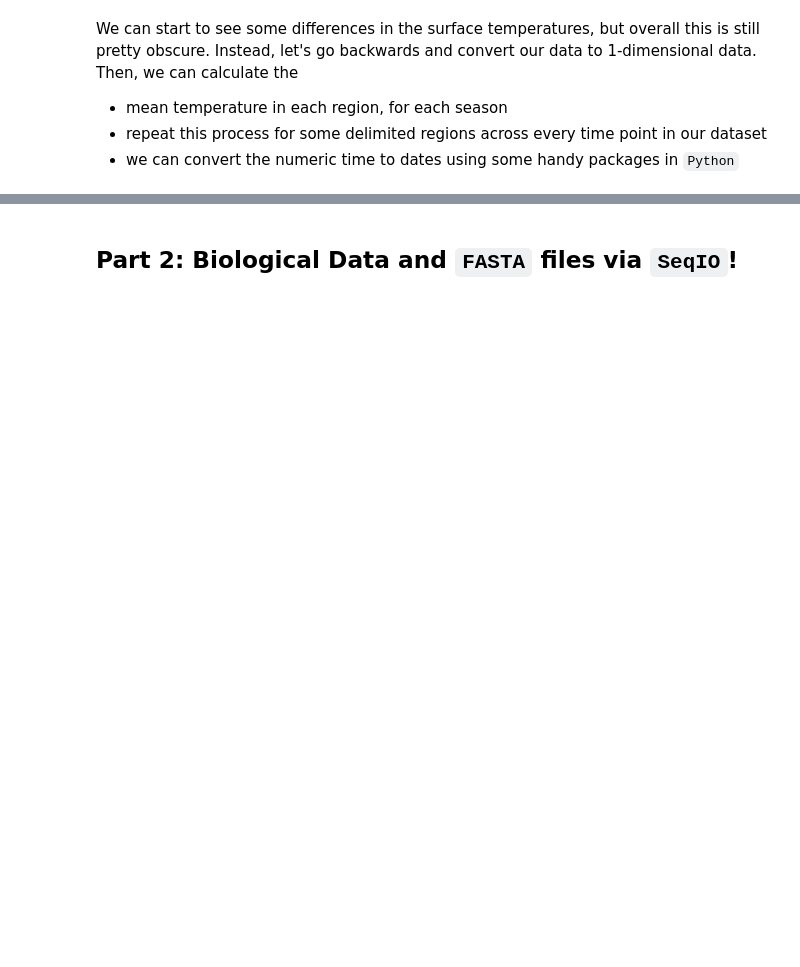
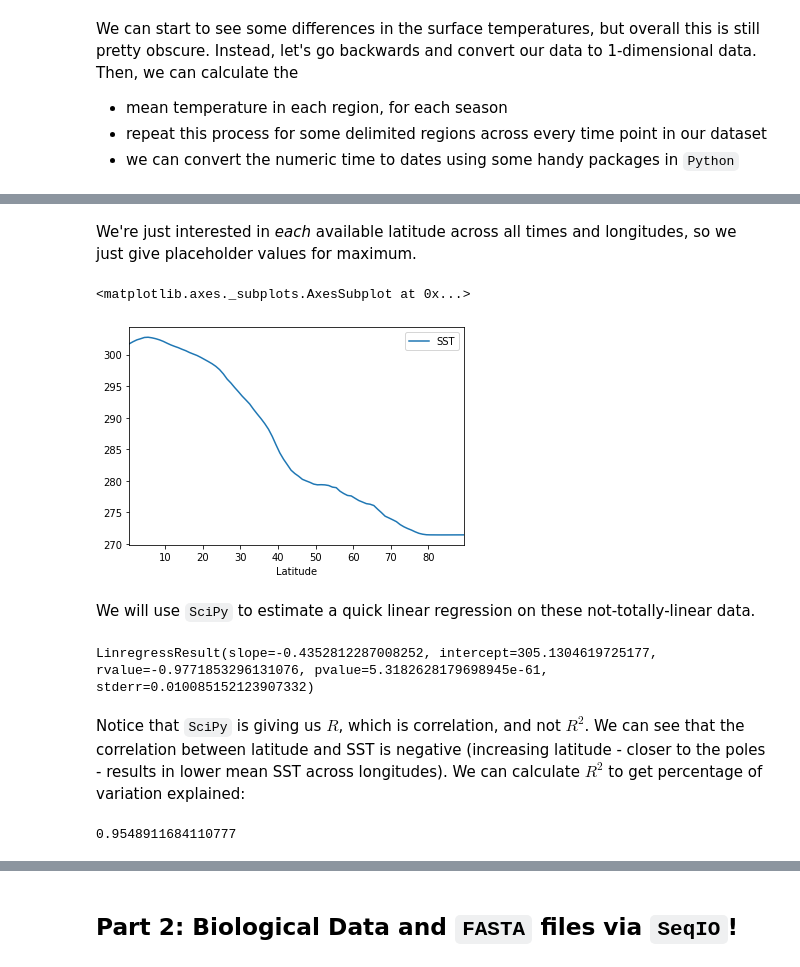
Before and after one commit to akrinos/data-analysis-2021, a Jupyter notebook: WHOIMathReviewDataAnalysis.ipynb, the cells around one changed output, grey strips where cells are left out. Saved outputs shown, nothing was run; the diff lists cells and outputs as text; code cells hidden in the pictures; blank space fills up the shorter version.

```diff
--- a/WHOIMathReviewDataAnalysis.ipynb
+++ b/WHOIMathReviewDataAnalysis.ipynb
@@ -347,0 +478,38 @@ We can start to see some differences in the surface temperatures, but overall th
+# %%
+# A function which takes as input a set of latitude and longitude bounds
+# and then calculates & returns mean SST across time and longitude.
+def extract_mean_sst_by_lat(min_lat, max_lat, min_lon, max_lon, sst_frame):
+    long_indices = np.where((sst_frame['lon'][:] > min_lon) & \
+                            (sst_frame['lon'][:] < max_lon))
+    lat_indices = np.where((sst_frame['lat'][:] >= min_lat) & \
+                           (sst_frame['lat'][:] <= max_lat)) # use >= so that we can use a single point
+
+    lon = np.subtract(sst_frame['lon'][long_indices],180)
+    lat = sst_frame['lat'][lat_indices]
+    sst = surface_temperatures['tos'][:,lat_indices[0],long_indices[0]]
+
+    mean_sst = np.mean(sst,(0,2))
+    latitude_frame = pd.DataFrame({"Latitude": lat, "SST": mean_sst})
+
+    return latitude_frame
+# %% [markdown]
+We're just interested in _each_ available latitude across all times and longitudes, so we just give placeholder values for maximum.
+# %%
+mean_by_lat = extract_mean_sst_by_lat(0, 500, 0, 500, surface_temperatures)
+mean_by_lat.plot(x="Latitude",y="SST")
+# %% [output]
+<matplotlib.axes._subplots.AxesSubplot at 0x...>
+[figure, added]
+# %% [markdown]
+We will use `SciPy` to estimate a quick linear regression on these not-totally-linear data.
+# %%
+scipy_linreg = scipy.stats.linregress(x = mean_by_lat.Latitude, y = mean_by_lat.SST)
+scipy_linreg
+# %% [output]
+LinregressResult(slope=-0.4352812287008252, intercept=305.1304619725177, rvalue=-0.9771853296131076, pvalue=5.3182628179698945e-61, stderr=0.010085152123907332)
+# %% [markdown]
+Notice that `SciPy` is giving us $R$, which is correlation, and not $R^2$. We can see that the correlation between latitude and SST is negative (increasing latitude - closer to the poles - results in lower mean SST across longitudes). We can calculate $R^2$ to get percentage of variation explained:
+# %%
+scipy_linreg.rvalue**2
+# %% [output]
+0.9548911684110777
```
Also changed, not shown: parts of 20 cells of this notebook, 1 other file.
